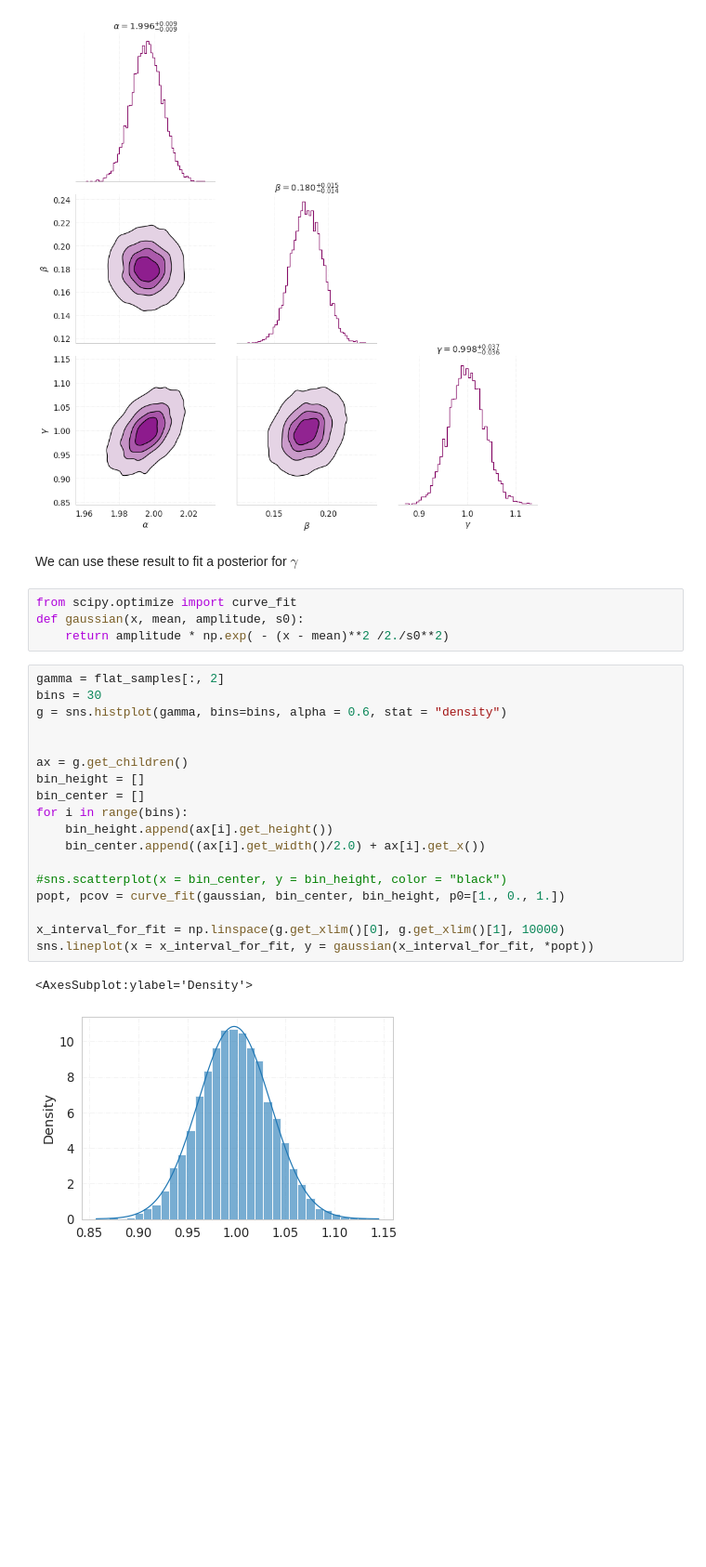
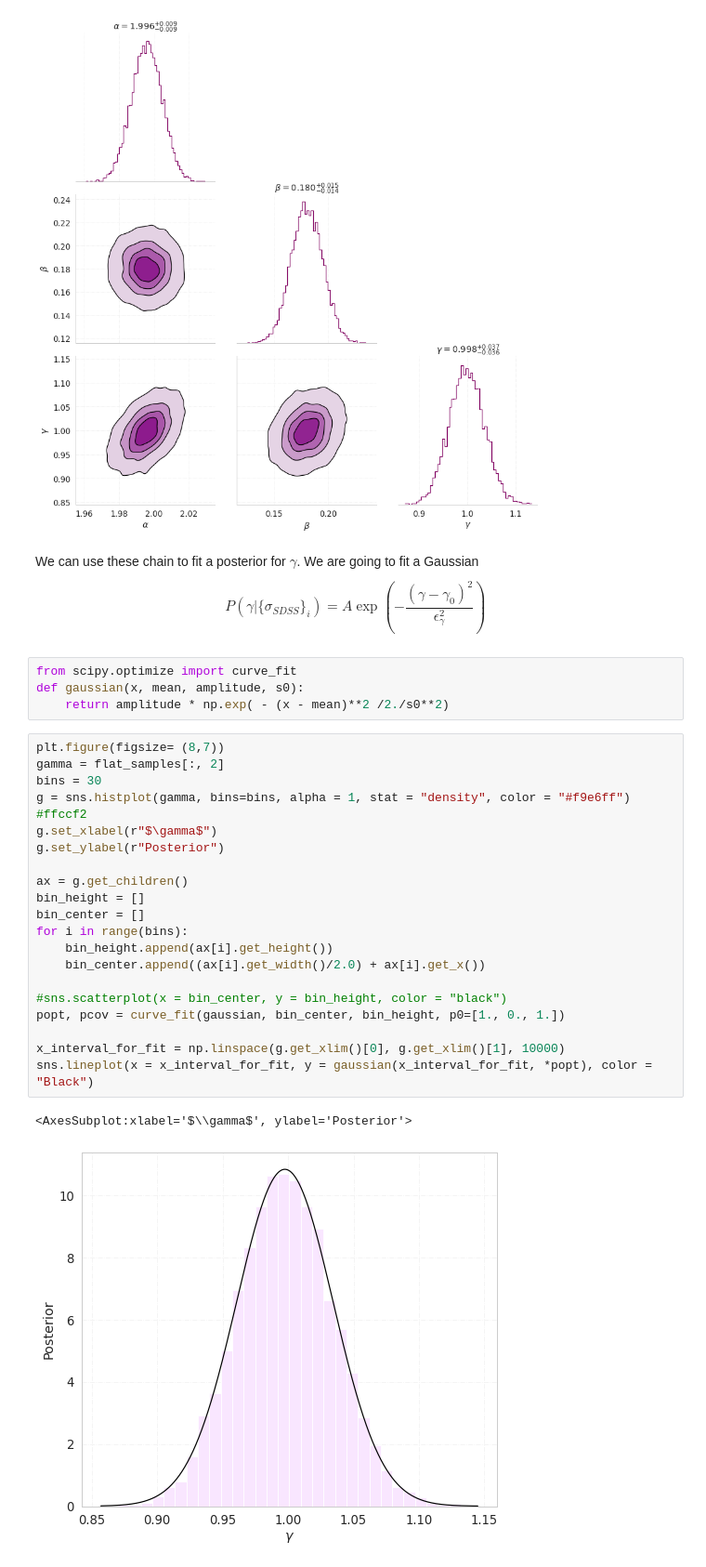
Before and after one commit to CosmoObs/legac_2022, a Jupyter notebook: Testing_Gravity_w_ERings&VelocityDispersion/notebook/PPN_parameter.ipynb, the cells around one changed output. Shown at 93% size. Drawn from its saved outputs; the diff is of its cells as text; blank space fills up the shorter version.

Commit message:
a few improve on images and explanation, stil gonna work on text this afternoon

```diff
--- a/Testing_Gravity_w_ERings&VelocityDispersion/notebook/Untitled.ipynb
+++ b/Testing_Gravity_w_ERings&VelocityDispersion/notebook/PPN_parameter.ipynb
@@ -312,30 +314,35 @@ for i in range(len(labels)):
 # %% [output]
 [figure]
 # %% [markdown]
-We can use these result to fit a posterior for $\gamma$
+We can use these chain to fit a posterior for $\gamma$. We are going to fit a Gaussian
+$$
+P(\gamma|\{\sigma_{SDSS}\}_i) =  A\exp\left(-\frac{(\gamma - \gamma_0)^2}{\epsilon^2_{\gamma}} \right)
+$$
 # %%
 from scipy.optimize import curve_fit
 def gaussian(x, mean, amplitude, s0):
     return amplitude * np.exp( - (x - mean)**2 /2./s0**2)
 # %%
+plt.figure(figsize= (8,7))
 gamma = flat_samples[:, 2]
 bins = 30
-g = sns.histplot(gamma, bins=bins, alpha = 0.6, stat = "density")
-
+g = sns.histplot(gamma, bins=bins, alpha = 1, stat = "density", color = "#f9e6ff") #ffccf2
+g.set_xlabel(r"$\gamma$")
+g.set_ylabel(r"Posterior")
 
 ax = g.get_children()
 bin_height = []
 bin_center = []
 for i in range(bins):
     bin_height.append(ax[i].get_height())
     bin_center.append((ax[i].get_width()/2.0) + ax[i].get_x())
 
 #sns.scatterplot(x = bin_center, y = bin_height, color = "black")
 popt, pcov = curve_fit(gaussian, bin_center, bin_height, p0=[1., 0., 1.])
 
 x_interval_for_fit = np.linspace(g.get_xlim()[0], g.get_xlim()[1], 10000)
-sns.lineplot(x = x_interval_for_fit, y = gaussian(x_interval_for_fit, *popt))
+sns.lineplot(x = x_interval_for_fit, y = gaussian(x_interval_for_fit, *popt), color = "Black")
 # %% [output]
-<AxesSubplot:ylabel='Density'>
+<AxesSubplot:xlabel='$\\gamma$', ylabel='Posterior'>
-[figure, old version]
+[figure, new version]
 # %%
```
Also changed, not shown: parts of 3 cells of this notebook, 2 other files.
